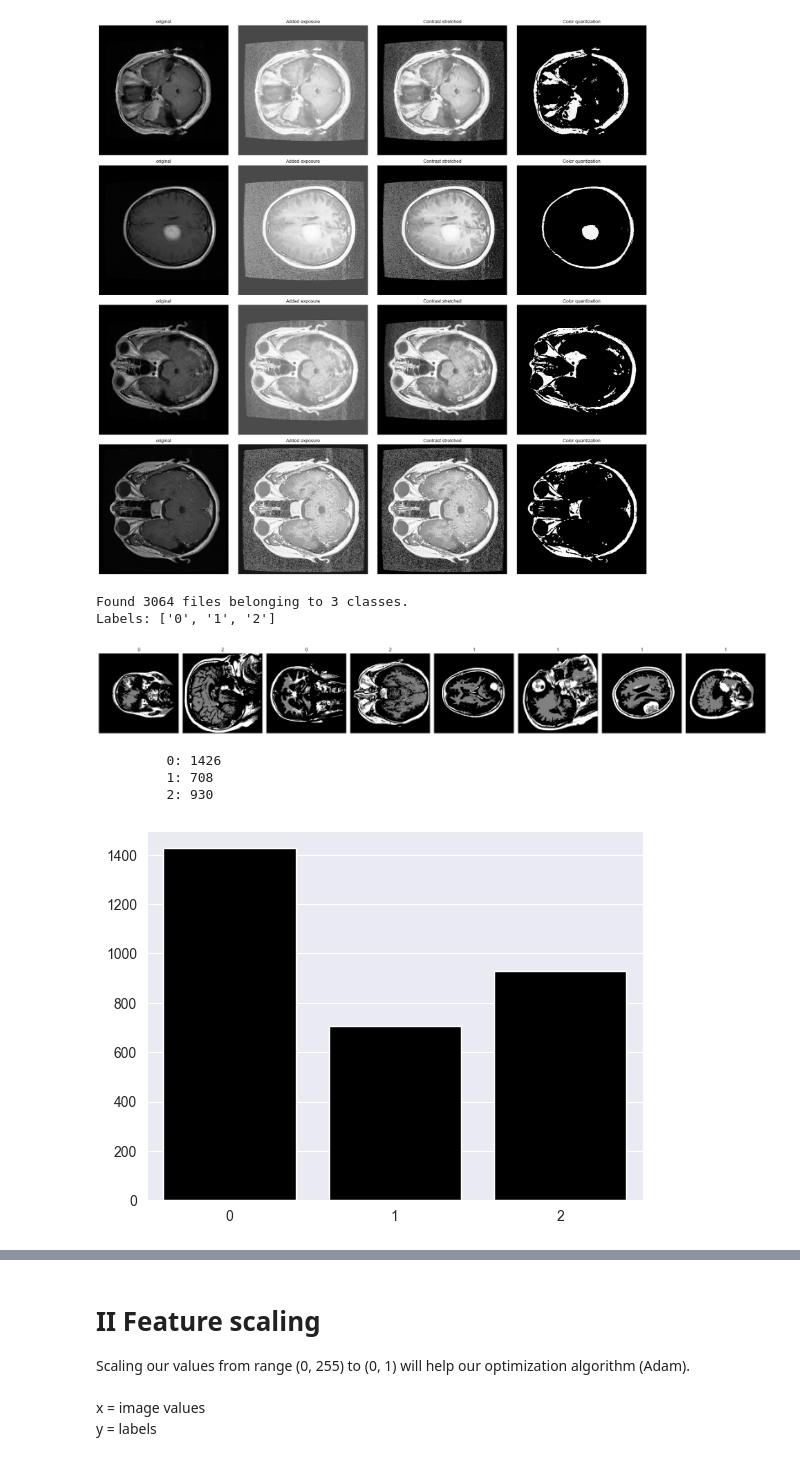
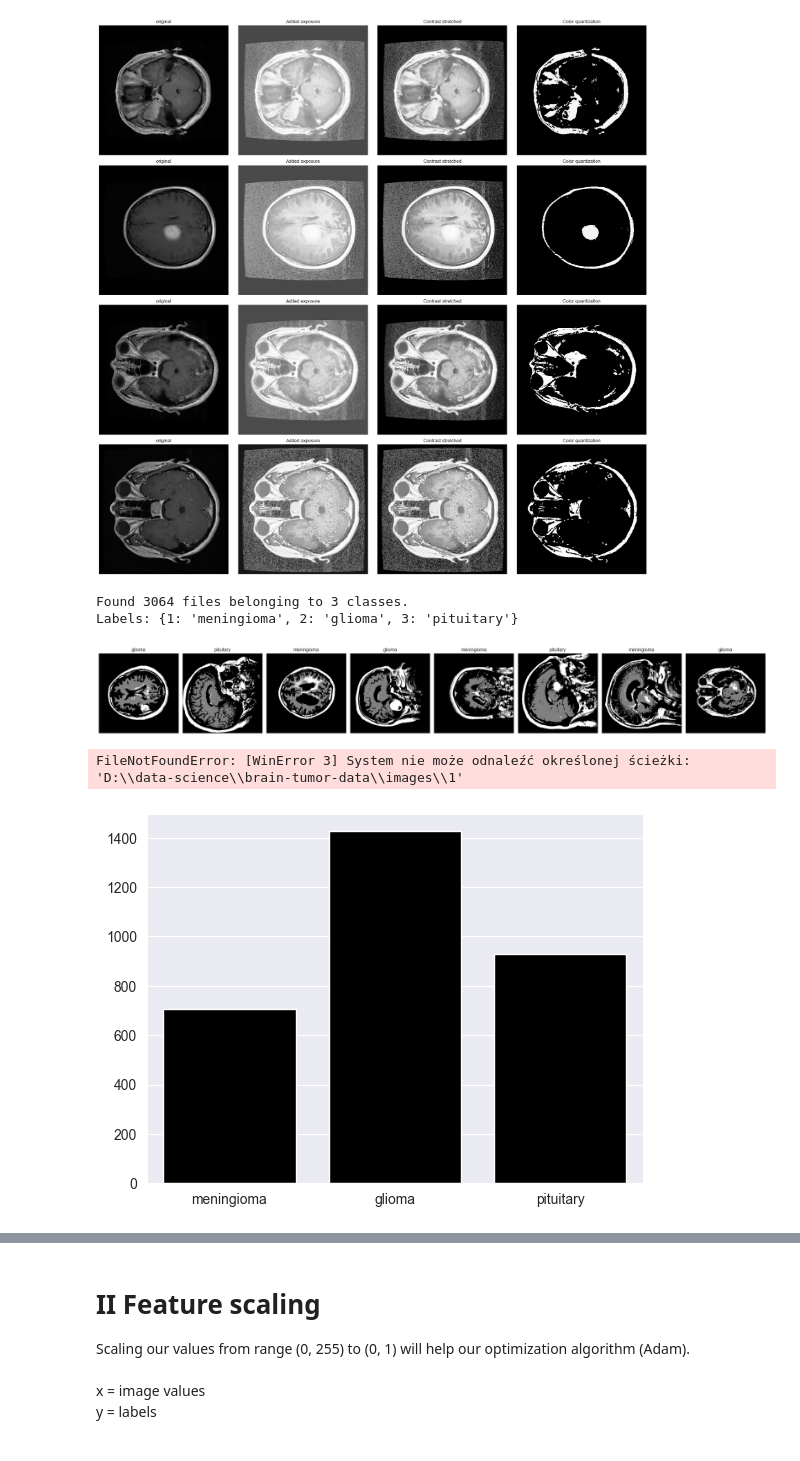
Before and after one commit to gracjan-p/brain-tumors, a Jupyter notebook: brain-tumors-analysis.ipynb, the cells around one changed output, grey strips where cells are left out. Cells and saved outputs as stored; diff of their text form; code cells hidden in the pictures.

```diff
--- a/brain-tumors-analysis.ipynb
+++ b/brain-tumors-analysis.ipynb
@@ -41,7 +43,7 @@ for step in range(4):
     for i, mat in enumerate(matrices[:4]):
         with h5py.File(f"{mat_path}\\{mat}", 'r') as file:
             image = file['cjdata']['image']
-            label = int(file['cjdata']['label'][0]) - 1
+            label = int(file['cjdata']['label'][0])
 
             image = np.array(image)
 
@@ -86,7 +88,7 @@ for step in range(4):
 for i, mat in enumerate(matrices):
     with h5py.File(f"{mat_path}\\{mat}", 'r') as file:
         image = file['cjdata']['image']
-        label = int(file['cjdata']['label'][0]) - 1
+        label = int(file['cjdata']['label'][0])
 
         # taking off 'near black' values to reduce background noise
         image = np.array(image) / np.max(image)
@@ -131,18 +133,17 @@ plt.tight_layout()
 [figure]
 # %%
 data = tf.keras.utils.image_dataset_from_directory(data_path, batch_size=8, color_mode='grayscale', image_size=(256, 256))
-label_names = data.class_names
 print(f"Labels: {label_names}\n")
 # %% [output]
 Found 3064 files belonging to 3 classes.
-Labels: ['0', '1', '2']
+Labels: {1: 'meningioma', 2: 'glioma', 3: 'pituitary'}
 # %%
 data_iterator = data.as_numpy_iterator()
 batch = data_iterator.next()
 # %%
 fig, axes = plt.subplots(nrows=1, ncols=8, figsize=(24, 6))
 for i, img in enumerate(batch[0][:8]):
-    class_name = label_names[batch[1][i]]
+    class_name = label_names[batch[1][i]+1]
     axes[i].imshow(img, cmap='gray')
     axes[i].set_title(class_name)
     axes[i].set_axis_off()
@@ -150,21 +151,19 @@ for i, img in enumerate(batch[0][:8]):
 plt.tight_layout()
 plt.show()
 # %% [output]
-[figure, old version]
+[figure, new version]
 # %%
-files_per_label = lambda x: os.listdir(data_path + '\\' + x)
+files_per_label = lambda folder: os.listdir(data_path + '\\' + folder)
 
-labels_len = {label: len(files_per_label(label)) for label in label_names}
+labels_len = {label: len(files_per_label(label)) for i, label in label_names.items()}
 
-sb.barplot(data=labels_len, x=labels_len.keys(), y=labels_len.values(), color='Black')
+sb.barplot(data=labels_len, x=label_names.values(), y=labels_len.values(), color='Black')
 
-for label in label_names:
-    print(f"{label:>10}: {len(os.listdir(f"{data_path}\\{label}"))}")
+for label, tumor_type in label_names.items():
+    print(f"{tumor_type:>10}: {len(os.listdir(f"{data_path}\\{label}"))}")
 
 plt.show()
 # %% [output]
-         0: 1426
-         1: 708
-         2: 930
+FileNotFoundError: [WinError 3] System nie może odnaleźć określonej ścieżki: 'D:\\data-science\\brain-tumor-data\\images\\1'
-[figure, old version]
+[figure, new version]
 # %% [markdown]
```
Also changed, not shown: parts of 11 cells of this notebook.
